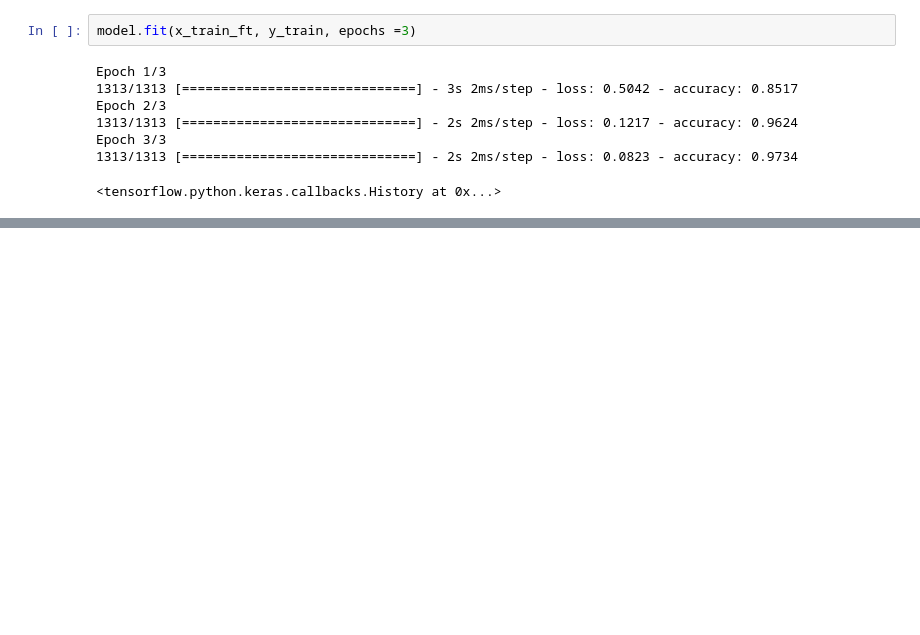
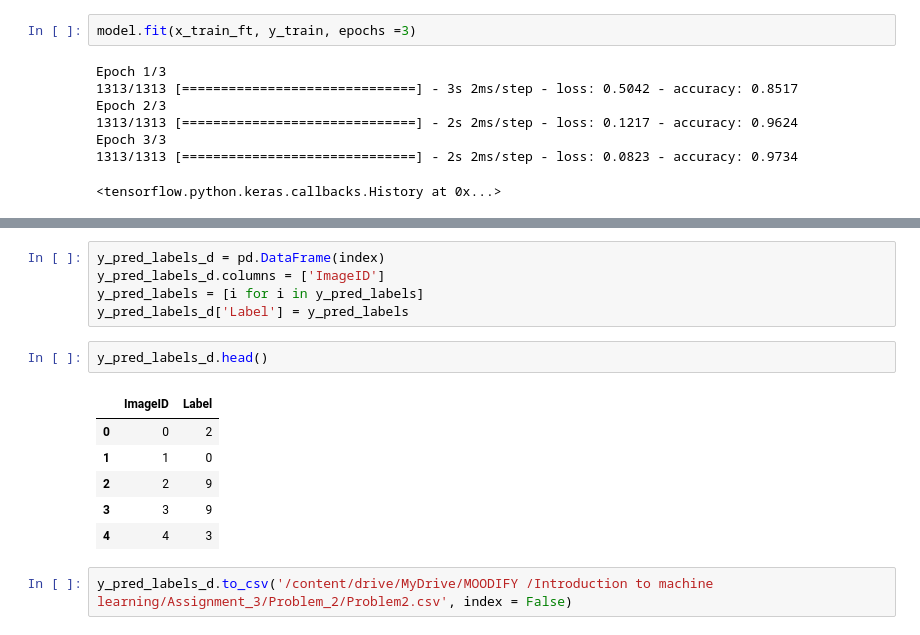
Before and after one commit to siddhant-dutta/MOODIFY-learning, a Jupyter notebook: Assignment_3/problem2/DigitClassification_without_Convolution.ipynb, the cells around one changed output, grey strips where cells are left out. Saved outputs shown, nothing was run; the diff lists cells and outputs as text; blank space fills up the shorter version.

```diff
--- a/Assignment_3/problem2/DigitClassification_without_Convolution.ipynb
+++ b/Assignment_3/problem2/DigitClassification_without_Convolution.ipynb
@@ -146,0 +171,16 @@ Text(69.0, 0.5, 'Truth')
+# %%
+y_pred_labels_d = pd.DataFrame(index)
+y_pred_labels_d.columns = ['ImageID']
+y_pred_labels = [i for i in y_pred_labels]
+y_pred_labels_d['Label'] = y_pred_labels
+# %%
+y_pred_labels_d.head()
+# %% [output]
+|  | ImageID | Label |
+| 0 | 0 | 2 |
+| 1 | 1 | 0 |
+| 2 | 2 | 9 |
+| 3 | 3 | 9 |
+| 4 | 4 | 3 |
+# %%
+y_pred_labels_d.to_csv('/content/drive/MyDrive/MOODIFY /Introduction to machine learning/Assignment_3/Problem_2/Problem2.csv', index = False)
```
Also changed, not shown: parts of 19 cells of this notebook, 1 other file.
